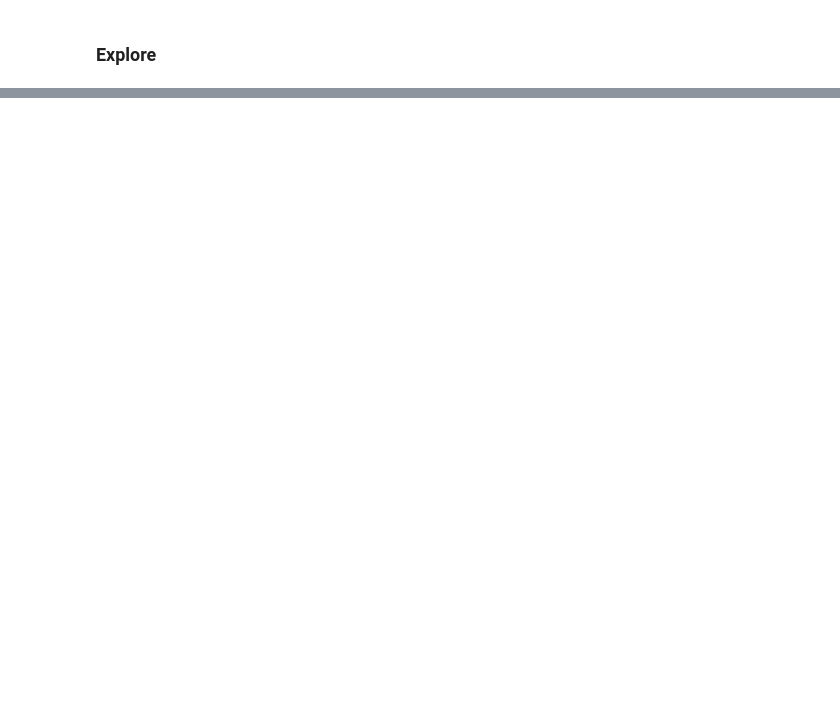
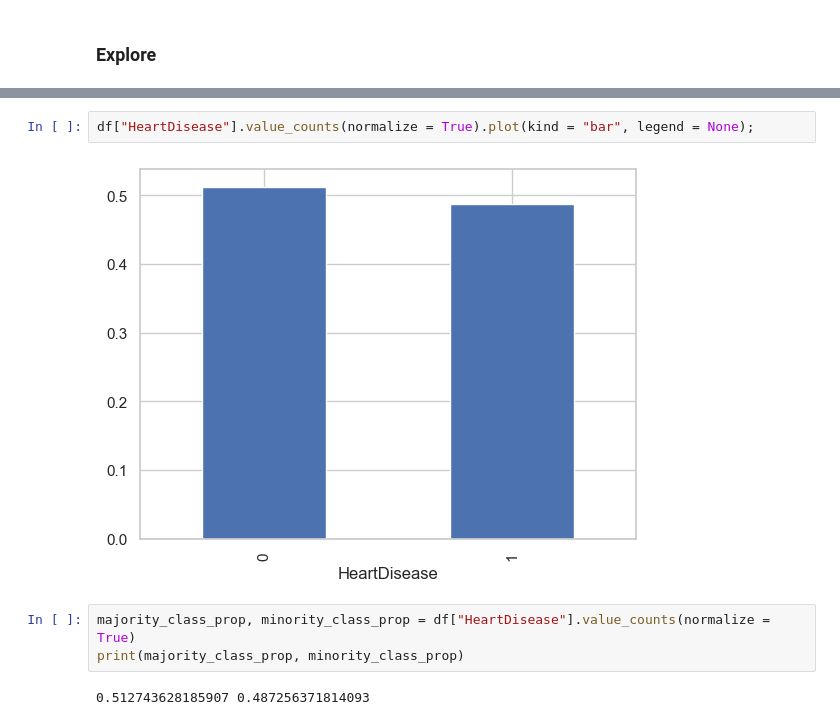
Before and after one commit to vin-olot/Projects, a Jupyter notebook: Heart Failure Prediction.ipynb, the cells around one changed output, grey strips where cells are left out. Saved outputs shown, nothing was run; the diff lists cells and outputs as text; blank space fills up the shorter version.

```diff
--- a/Heart Failure Prediction.ipynb
+++ b/Heart Failure Prediction.ipynb
@@ -106,0 +144,9 @@ plt.title('Age Distribution of Patients');
+# %%
+df["HeartDisease"].value_counts(normalize = True).plot(kind = "bar", legend = None);
+# %% [output]
+[figure, added]
+# %%
+majority_class_prop, minority_class_prop = df["HeartDisease"].value_counts(normalize = True)
+print(majority_class_prop, minority_class_prop)
+# %% [output]
+0.512743628185907 0.487256371814093
```
Also changed, not shown: parts of 17 cells of this notebook.
